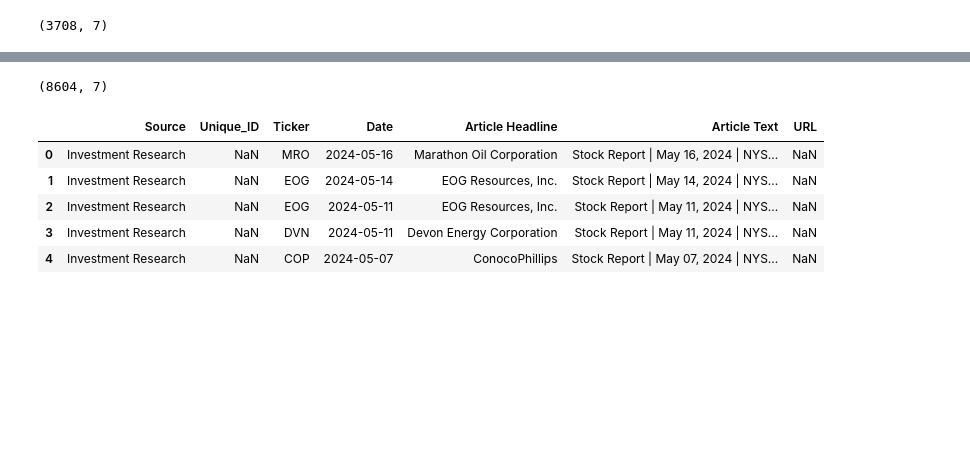
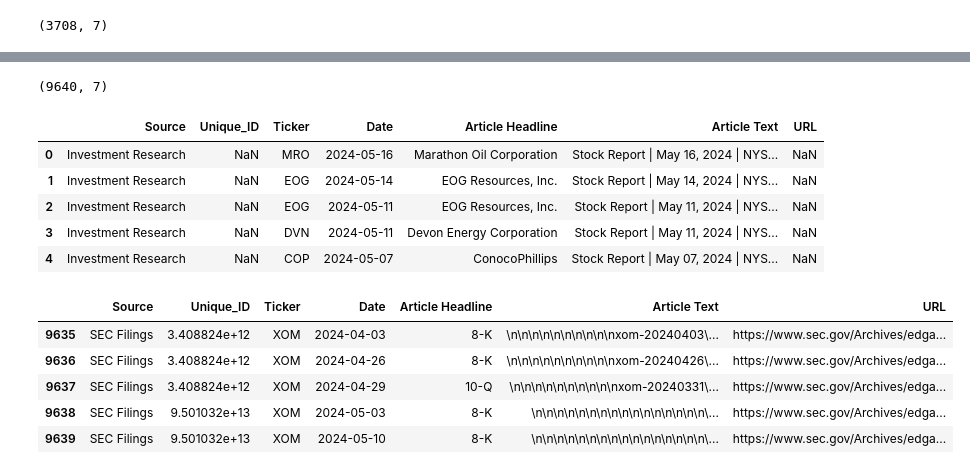
Before and after one commit to Kussil/Financial_Sentiment_LLM, a Jupyter notebook: 02_Cleaned_Data/Text_Preprocessing.ipynb, the cells around one changed output, grey strips where cells are left out. Drawn from its saved outputs; the diff is of its cells as text; code cells hidden in the pictures; blank space fills up the shorter version.

```diff
--- a/02_Cleaned_Data/Text_Preprocessing.ipynb
+++ b/02_Cleaned_Data/Text_Preprocessing.ipynb
@@ -199,16 +203,23 @@ display(proquest_df.tail(20))
 # %%
 # Concatenate
-text_df = pd.concat([invest_df, proquest_df], ignore_index=True)
+text_df = pd.concat([invest_df, proquest_df, sec_df], ignore_index=True)
 display(text_df.shape)
 display(text_df.head())
+display(text_df.tail())
 # %% [output]
-(8604, 7)
+(9640, 7)
 |  | Source | Unique_ID | Ticker | Date | Article Headline | Article Text | URL |
 | 0 | Investment Research | NaN | MRO | 2024-05-16 | Marathon Oil Corporation | Stock Report | May 16, 2024 | NYS... | NaN |
 | 1 | Investment Research | NaN | EOG | 2024-05-14 | EOG Resources, Inc. | Stock Report | May 14, 2024 | NYS... | NaN |
 | 2 | Investment Research | NaN | EOG | 2024-05-11 | EOG Resources, Inc. | Stock Report | May 11, 2024 | NYS... | NaN |
 | 3 | Investment Research | NaN | DVN | 2024-05-11 | Devon Energy Corporation | Stock Report | May 11, 2024 | NYS... | NaN |
 | 4 | Investment Research | NaN | COP | 2024-05-07 | ConocoPhillips | Stock Report | May 07, 2024 | NYS... | NaN |
+|  | Source | Unique_ID | Ticker | Date | Article Headline | Article Text | URL |
+| 9635 | SEC Filings | 3.408824e+12 | XOM | 2024-04-03 | 8-K | \n\n\n\n\n\n\n\n\n\nxom-20240403\... | https://www.sec.gov/Archives/edga... |
+| 9636 | SEC Filings | 3.408824e+12 | XOM | 2024-04-26 | 8-K | \n\n\n\n\n\n\n\n\n\nxom-20240426\... | https://www.sec.gov/Archives/edga... |
+| 9637 | SEC Filings | 3.408824e+12 | XOM | 2024-04-29 | 10-Q | \n\n\n\n\n\n\n\n\n\nxom-20240331\... | https://www.sec.gov/Archives/edga... |
+| 9638 | SEC Filings | 9.501032e+13 | XOM | 2024-05-03 | 8-K | \n\n\n\n\n\n\n\n\n\n\n\n\n\n\n\n\... | https://www.sec.gov/Archives/edga... |
+| 9639 | SEC Filings | 9.501032e+13 | XOM | 2024-05-10 | 8-K | \n\n\n\n\n\n\n\n\n\n\n\n\n\n\n\n\... | https://www.sec.gov/Archives/edga... |
 # %%
 # Get a count of articles by source and ticker
 grouped_counts = text_df.groupby(['Source', 'Ticker']).size().reset_index(name='Count')
```
Also changed, not shown: parts of 7 cells of this notebook.
